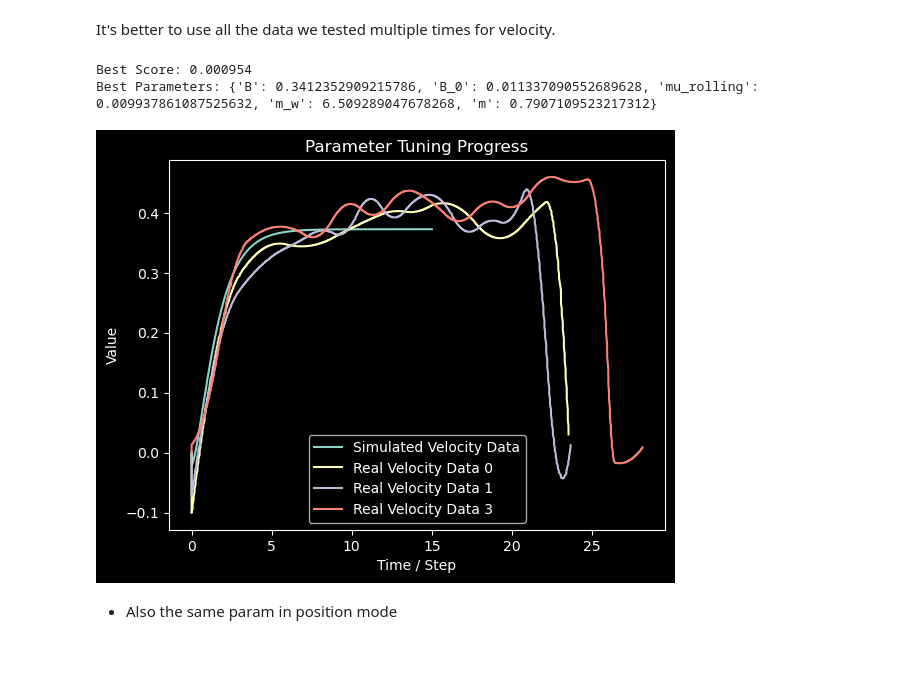
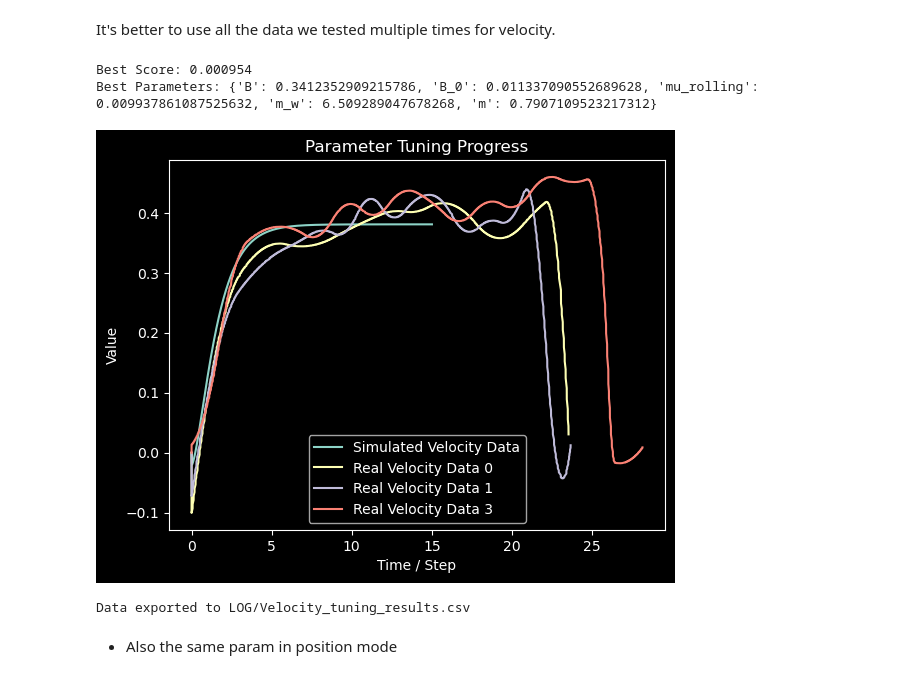
Before and after one commit to gaoshenghan1130/Python_Simu4Unicycle, a Jupyter notebook: Derivation/Segway/Tuner.ipynb, the cells around one changed output. Saved outputs shown, nothing was run; the diff lists cells and outputs as text; code cells hidden in the pictures.

Commit message:
final export to matlab

```diff
--- a/Derivation/Segway/Tuner.ipynb
+++ b/Derivation/Segway/Tuner.ipynb
@@ -154,35 +154,37 @@ def penaltyFunc(resultStorage):
 
     for i, realdata in realdataList:
 
         for t in times:
             closest_time_simu = min(numeric_results, key=lambda x: abs(x[0] - t))
             closest_time_real = min(realdata, key=lambda x: abs(x[0] - t))
 
             #print(closest_time_simu, closest_time_real)
 
             # print(f"Time: {t:.2f} s, Simulated Velocity: {closest_time_simu[1]:.4f}, Real Velocity: {closest_time_real[1]:.4f}")
 
             error += (closest_time_simu[1] - closest_time_real[1]) ** 2
 
     return error / (len(times) * len(realdataList))
 
 params.I = 0.104
 
 # velcity data {'B': 0.29534719835953205, 'B_0': 0.012007420032393943, 'mu_rolling': 0.010143346358048193, 'm_w': 6.555652034148903, 'm': 0.7443479658510976}
 
 best_params = tune_parameters(paramDict =  {'B': 0.3412352909215786, 'B_0': 0.011337090552689628, 'mu_rolling': 0.009937861087525632, 'm_w': 6.509289047678268, 'm': 0.7907109523217312},
                                 simulation=simulate,
                                 realdata=realdataList,
                                 ax_real_name="Real Velocity Data",
                                 ax_try_name="Simulated Velocity Data",
                                 penaltyFunc=penaltyFunc,
                                 columnIndex = 2, # [x_c, x_c_dot, gamma, gamma_dot] we want to compare the velocity which is at index 2， (time is at 0)
-                                max_iterations=50,
+                                max_iterations=0,
+                                export_csv=True,
                                 )
 # %% [output]
 Best Score: 0.000954
 Best Parameters: {'B': 0.3412352909215786, 'B_0': 0.011337090552689628, 'mu_rolling': 0.009937861087525632, 'm_w': 6.509289047678268, 'm': 0.7907109523217312}
-[figure, old version]
+[figure, new version]
+Data exported to LOG/Velocity_tuning_results.csv
 # %% [markdown]
 - Also the same param in position mode
 # %%
```
Also changed, not shown: parts of 1 cell of this notebook, 11 other files.
